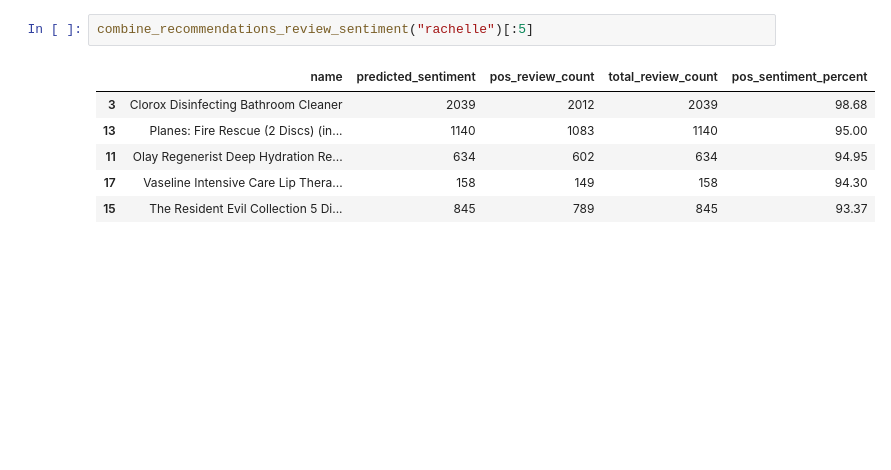
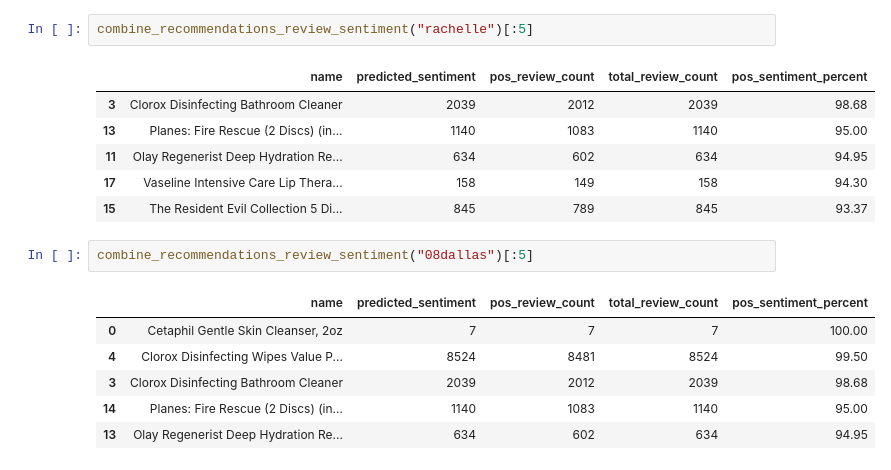
Before and after one commit to Awadhesh43/capstone-sentiment-based-recommender, a Jupyter notebook: Sentiment-Based-Product-Recommendation-Model.ipynb, the cells around one changed output. Drawn from its saved outputs; the diff is of its cells as text; blank space fills up the shorter version.

```diff
--- a/Sentiment-Based-Product-Recommendation-Model.ipynb
+++ b/Sentiment-Based-Product-Recommendation-Model.ipynb
@@ -1643,3 +1634,12 @@ combine_recommendations_review_sentiment("rachelle")[:5]
 | 11 | Olay Regenerist Deep Hydration Re... | 634 | 602 | 634 | 94.95 |
 | 17 | Vaseline Intensive Care Lip Thera... | 158 | 149 | 158 | 94.30 |
 | 15 | The Resident Evil Collection 5 Di... | 845 | 789 | 845 | 93.37 |
+# %%
+combine_recommendations_review_sentiment("08dallas")[:5]
+# %% [output]
+|  | name | predicted_sentiment | pos_review_count | total_review_count | pos_sentiment_percent |
+| 0 | Cetaphil Gentle Skin Cleanser, 2oz | 7 | 7 | 7 | 100.00 |
+| 4 | Clorox Disinfecting Wipes Value P... | 8524 | 8481 | 8524 | 99.50 |
+| 3 | Clorox Disinfecting Bathroom Cleaner | 2039 | 2012 | 2039 | 98.68 |
+| 14 | Planes: Fire Rescue (2 Discs) (in... | 1140 | 1083 | 1140 | 95.00 |
+| 13 | Olay Regenerist Deep Hydration Re... | 634 | 602 | 634 | 94.95 |
```
Also changed, not shown: parts of 1 cell of this notebook.
